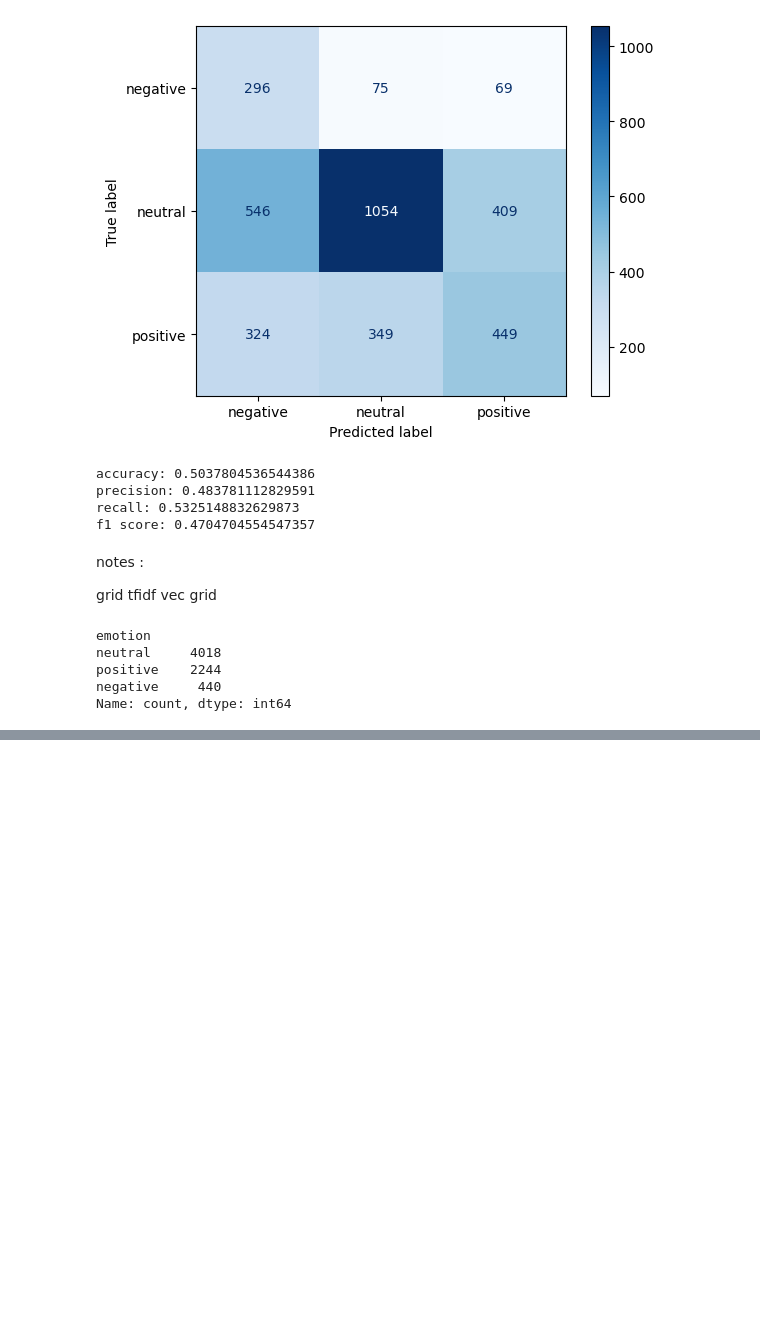
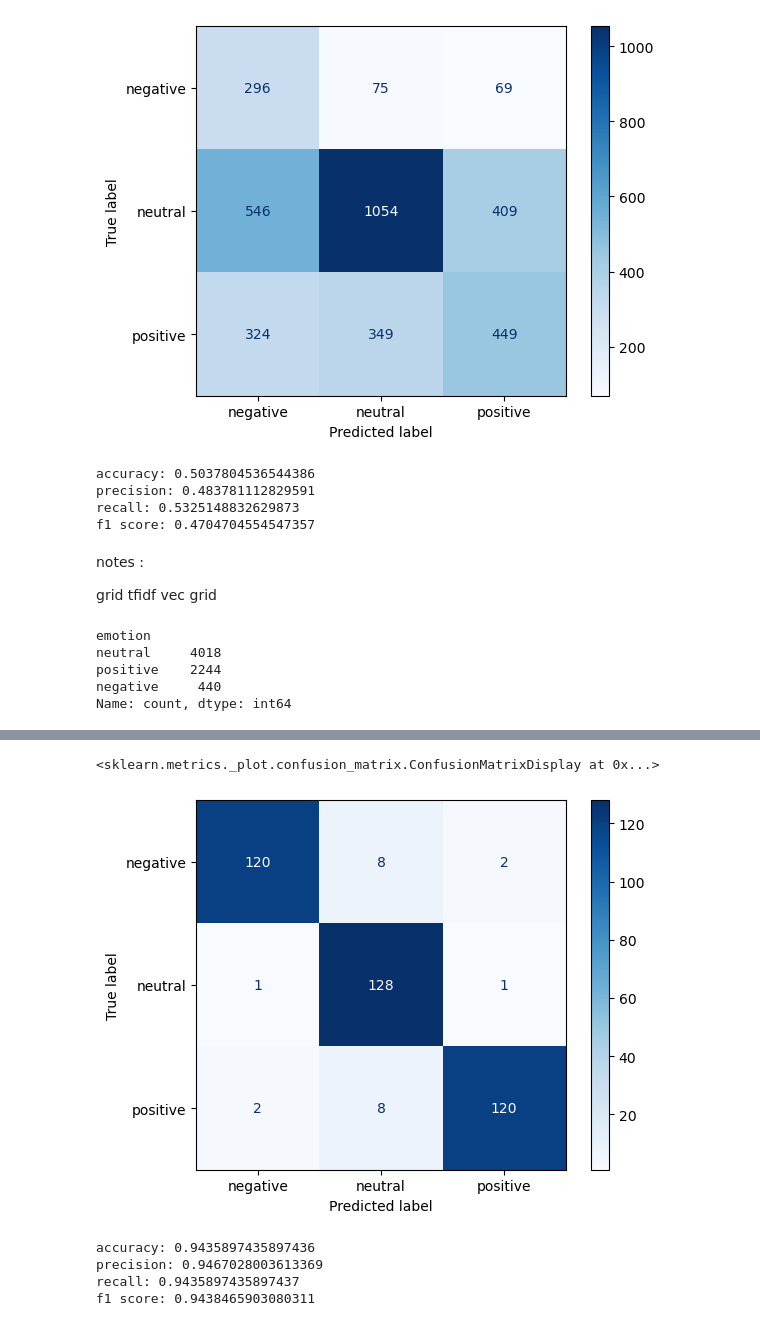
Before and after one commit to Djohnson1313/classifying_tweets, a Jupyter notebook: notebook.ipynb, the cells around one changed output, grey strips where cells are left out. Saved outputs shown, nothing was run; the diff lists cells and outputs as text; code cells hidden in the pictures; blank space fills up the shorter version.

```diff
--- a/notebook.ipynb
+++ b/notebook.ipynb
@@ -848,0 +930,4 @@ pipe_2.score(flat_df_tf_x_test, y_test)
+# %%
+x_test_under, y_test_under = rus_3.fit_resample(x_test, y_test)
+# %%
+x_test_under_flat = [' '.join(doc) for doc in x_test_under['text_lemmatized']]
@@ -848,0 +939,16 @@ pipe_2.score(flat_df_tf_x_test, y_test)
+# %%
+pipe_2_pred_test = pipe_2.predict(x_test_under_flat)
+# %%
+cnf_matrix_pipe_3= confusion_matrix(y_test_under, pipe_2_pred_test)
+disp_pipe_2_test = ConfusionMatrixDisplay(confusion_matrix=cnf_matrix_pipe_3, display_labels = pipe_2.classes_)
+disp_pipe_2_test.plot(cmap=plt.cm.Blues)
+# %% [output]
+<sklearn.metrics._plot.confusion_matrix.ConfusionMatrixDisplay at 0x...>
+[figure, added]
+# %%
+get_metrics(y_test_under, pipe_2_pred_test)
+# %% [output]
+accuracy: 0.9435897435897436
+precision: 0.9467028003613369
+recall: 0.9435897435897437
+f1 score: 0.9438465903080311
```
Also changed, not shown: parts of 30 cells of this notebook.
